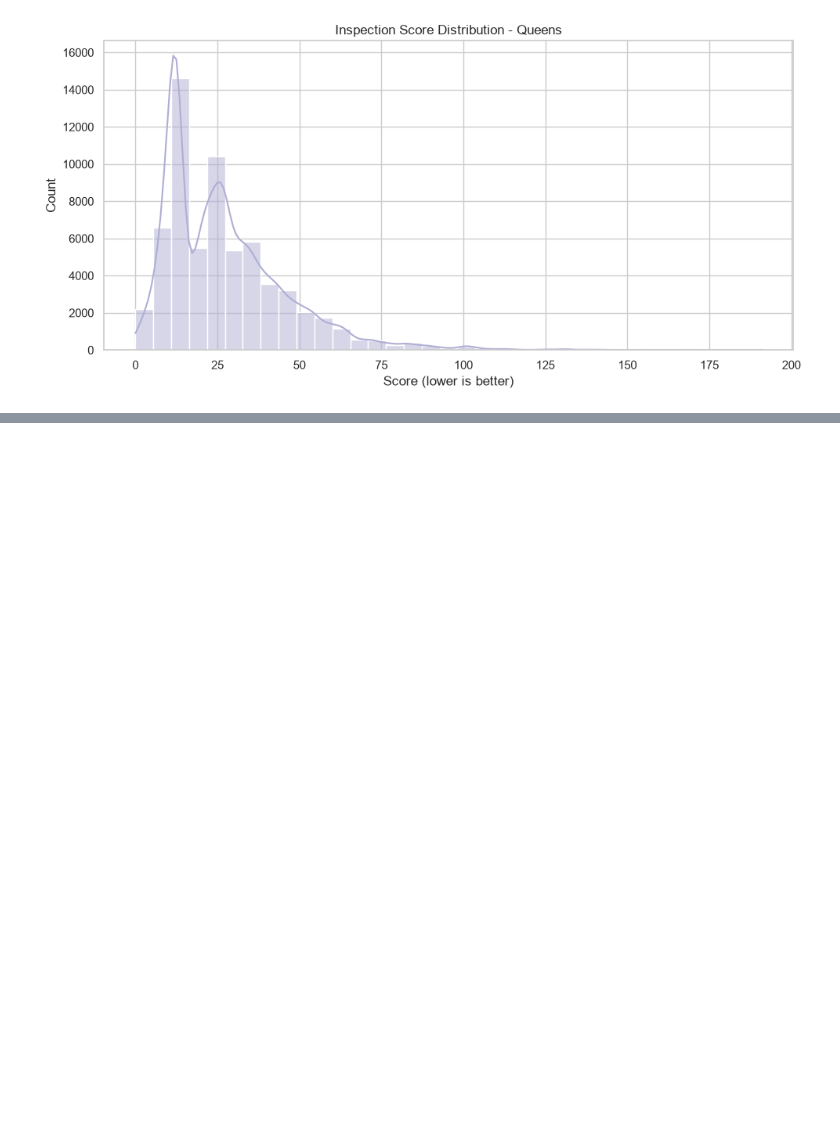
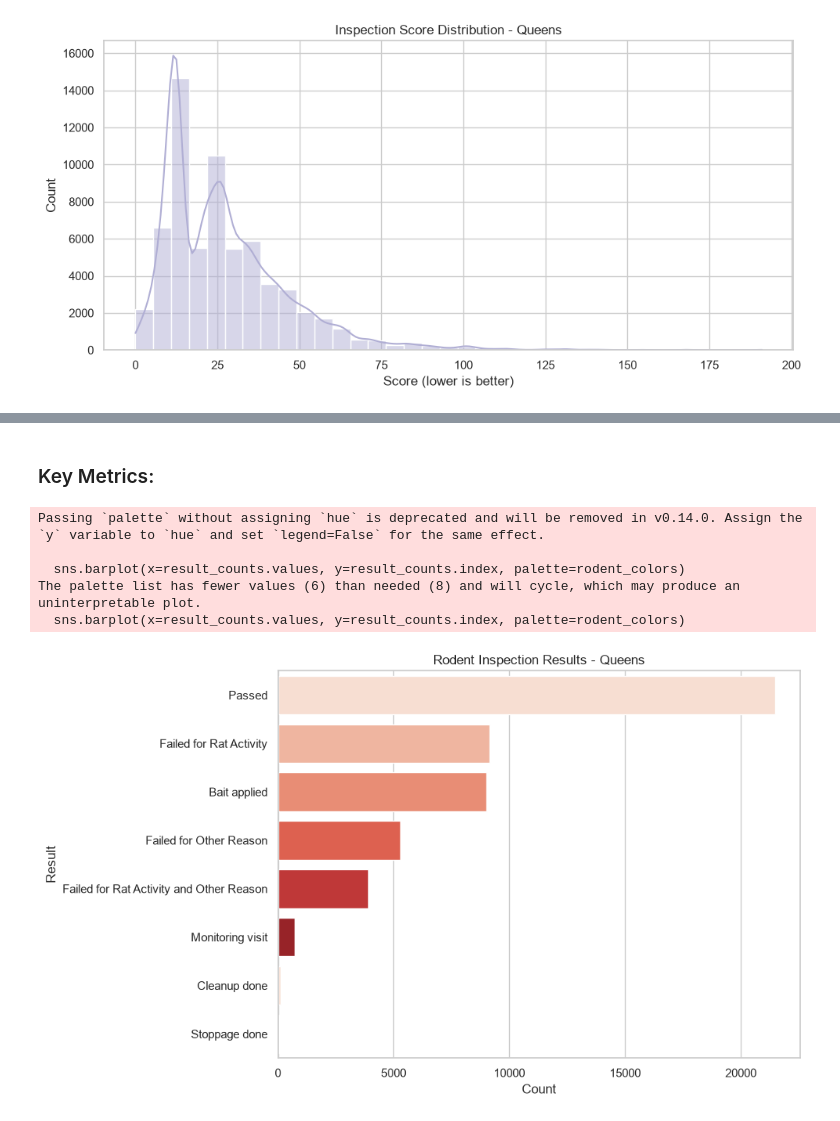
Before and after one commit to ac11599/nyc-restaurant-inspections, a Jupyter notebook: NYC-restaurant-inspections.ipynb, the cells around one changed output, grey strips where cells are left out. Drawn from its saved outputs; the diff is of its cells as text; code cells hidden in the pictures; blank space fills up the shorter version.

```diff
--- a/NYC-restaurant-inspections.ipynb
+++ b/NYC-restaurant-inspections.ipynb
@@ -178,0 +268,19 @@ Passing `palette` without assigning `hue` is deprecated and will be removed in v
+# %% [markdown]
+### Key Metrics:
+# %%
+result_counts = rodents_df['result'].value_counts()
+
+plt.figure(figsize=(10, 6))
+sns.barplot(x=result_counts.values, y=result_counts.index, palette=rodent_colors)
+plt.title('Rodent Inspection Results - Queens')
+plt.xlabel('Count')
+plt.ylabel('Result')
+plt.tight_layout()
+plt.show()
+# %% [output]
+Passing `palette` without assigning `hue` is deprecated and will be removed in v0.14.0. Assign the `y` variable to `hue` and set `legend=False` for the same effect.
+
+  sns.barplot(x=result_counts.values, y=result_counts.index, palette=rodent_colors)
+The palette list has fewer values (6) than needed (8) and will cycle, which may produce an uninterpretable plot.
+  sns.barplot(x=result_counts.values, y=result_counts.index, palette=rodent_colors)
+[figure, added]
```
Also changed, not shown: parts of 27 cells of this notebook.
